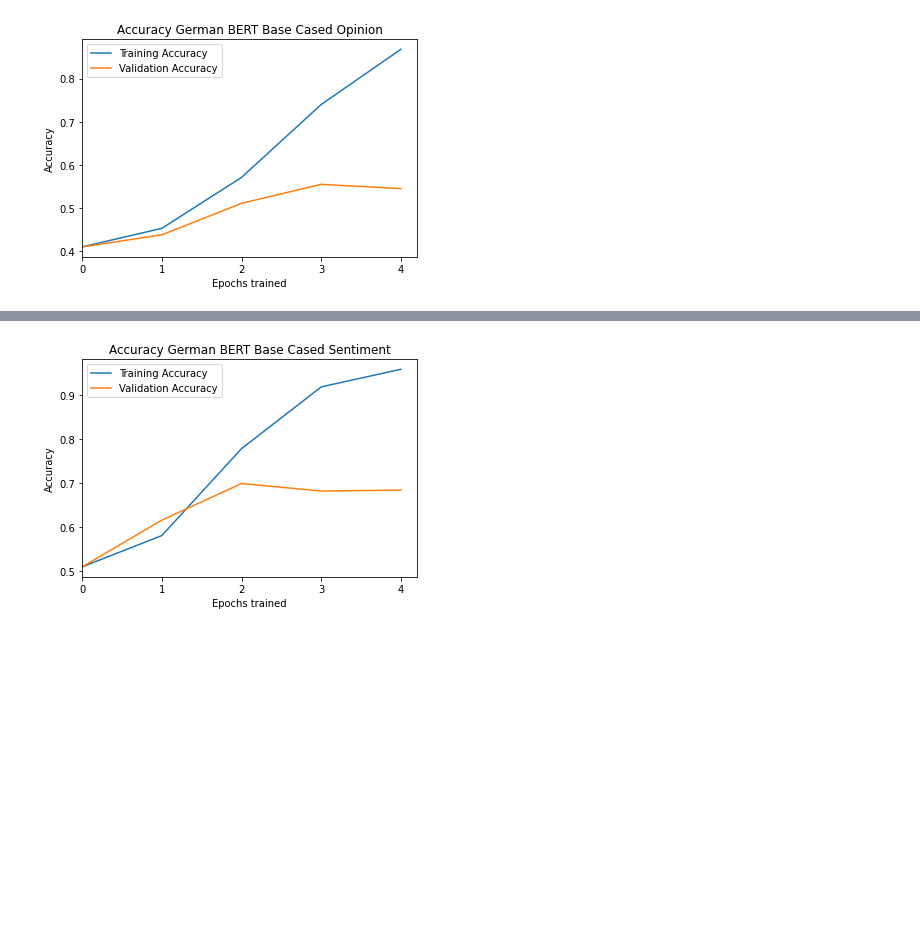
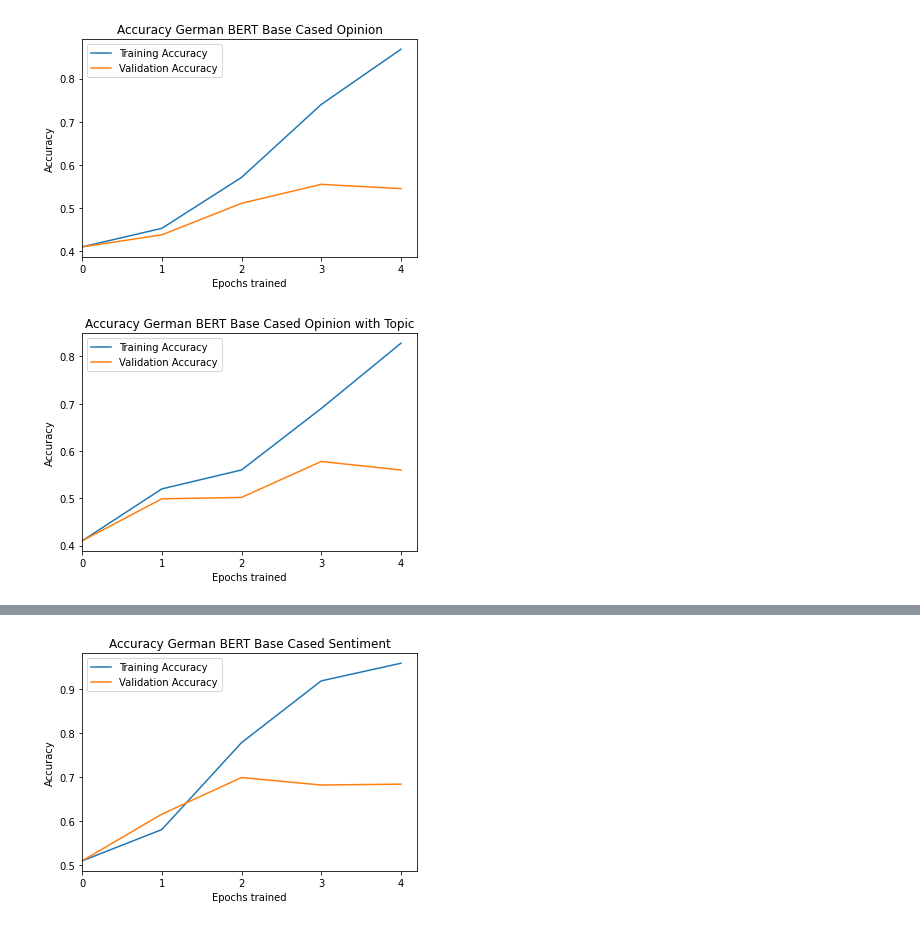
Before and after one commit to KirchnerS/Masterarbeit, a Jupyter notebook: graphs.ipynb, the cells around one changed output, grey strips where cells are left out. Cells and saved outputs as stored; diff of their text form; code cells hidden in the pictures; blank space fills up the shorter version.

```diff
--- a/graphs.ipynb
+++ b/graphs.ipynb
@@ -1022,3 +1022,19 @@ plt.legend()
 plt.show()
 # %% [output]
 [figure]
+# %%
+import matplotlib.pyplot as plt
+from matplotlib.ticker import MaxNLocator
+
+fig, ax = plt.subplots()
+plt.plot([0,1,2,3,4],[0.41, 0.520, 0.560,0.690, 0.828], label='Training Accuracy')
+plt.plot([0,1,2,3,4],[0.41, 0.499, 0.502, 0.578, 0.560], label='Validation Accuracy')
+ax.xaxis.set_major_locator(MaxNLocator(integer=True))
+ax.set_xlim(xmin=0)
+ax.set_ylabel("Accuracy")
+ax.set_xlabel("Epochs trained")
+ax.set_title("Accuracy German BERT Base Cased Opinion with Topic")
+plt.legend()
+plt.show()
+# %% [output]
+[figure, added]
```
Also changed, not shown: parts of 8 cells of this notebook, 2 other files.
